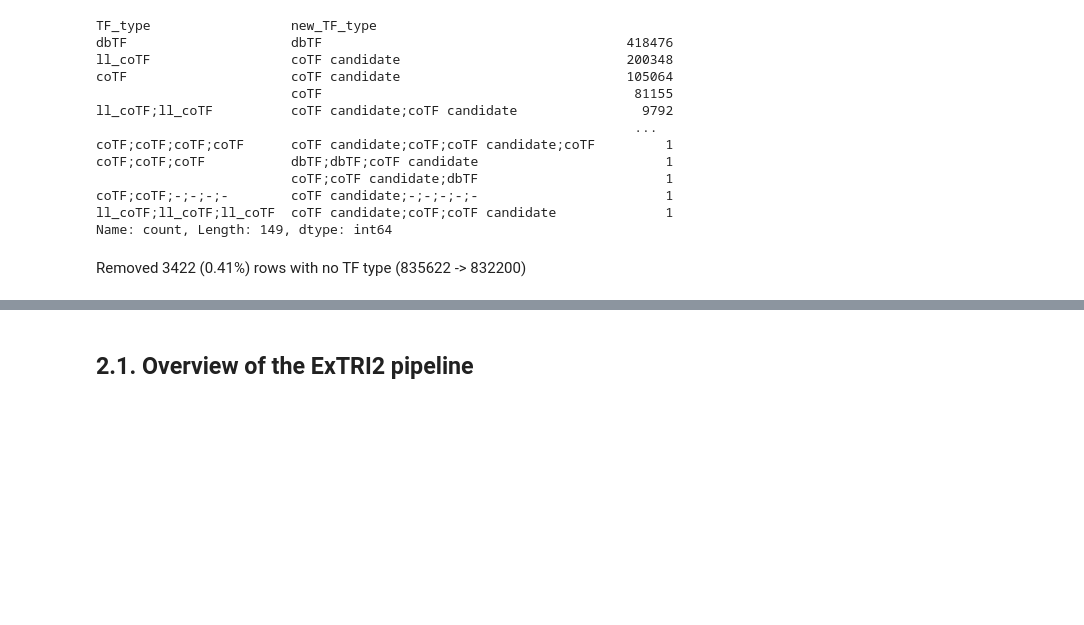
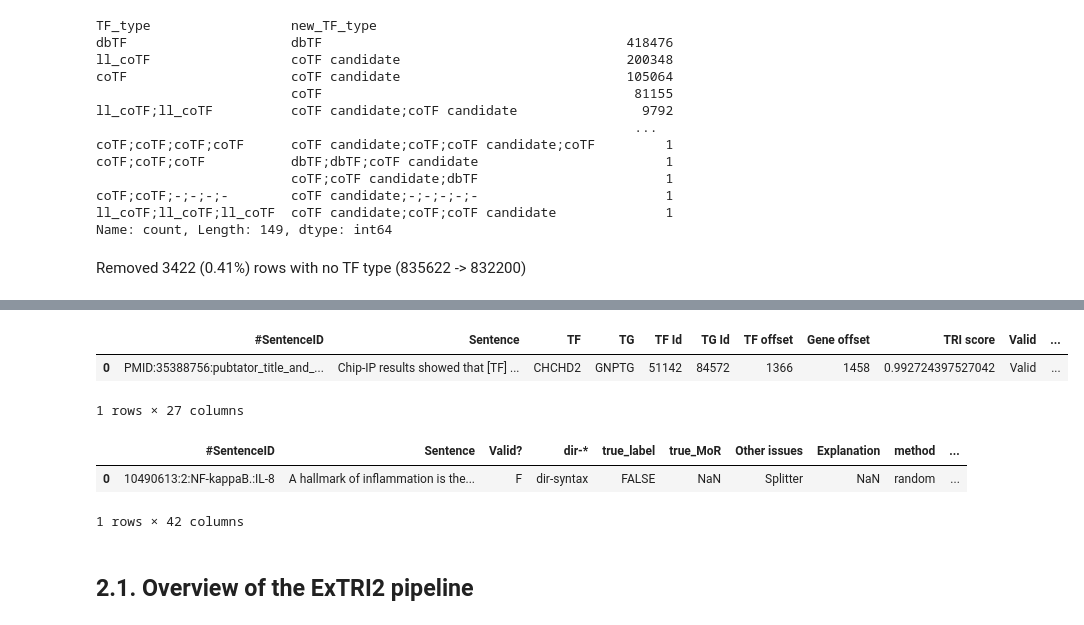
Before and after one commit to Rbbt-Workflows/ExTRI2, a Jupyter notebook: analysis/repo_to_paper.ipynb, the cells around one changed output, grey strips where cells are left out. Saved outputs shown, nothing was run; the diff lists cells and outputs as text; code cells hidden in the pictures; blank space fills up the shorter version.

```diff
--- a/analysis/repo_to_paper.ipynb
+++ b/analysis/repo_to_paper.ipynb
@@ -166,0 +203,13 @@ Removed 3422 (0.41%) rows with no TF type (835622 -> 832200)
+# %%
+# SHOW THE DATASETS
+pd.set_option("max_colwidth", 100)
+display(ExTRI2_df.head(1))
+display(validated_df.head(1))
+pd.set_option("max_colwidth", 20)
+# %% [output]
+|  | #SentenceID | Sentence | TF | TG | TF Id | TG Id | TF offset | Gene offset | TRI score | Valid | ... |
+| 0 | PMID:35388756:pubtator_title_and_... | Chip-IP results showed that [TF] ... | CHCHD2 | GNPTG | 51142 | 84572 | 1366 | 1458 | 0.992724397527042 | Valid | ... |
+1 rows × 27 columns
+|  | #SentenceID | Sentence | Valid? | dir-* | true_label | true_MoR | Other issues | Explanation | method | ... |
+| 0 | 10490613:2:NF-kappaB.:IL-8 | A hallmark of inflammation is the... | F | dir-syntax | FALSE | NaN | Splitter | NaN | random | ... |
+1 rows × 42 columns
```
Also changed, not shown: parts of 11 cells of this notebook, 8 other files.
